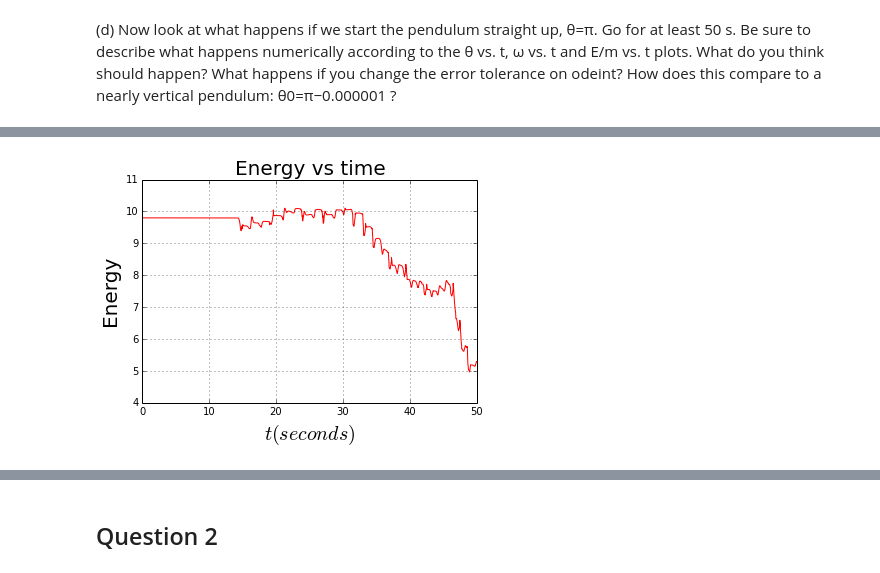
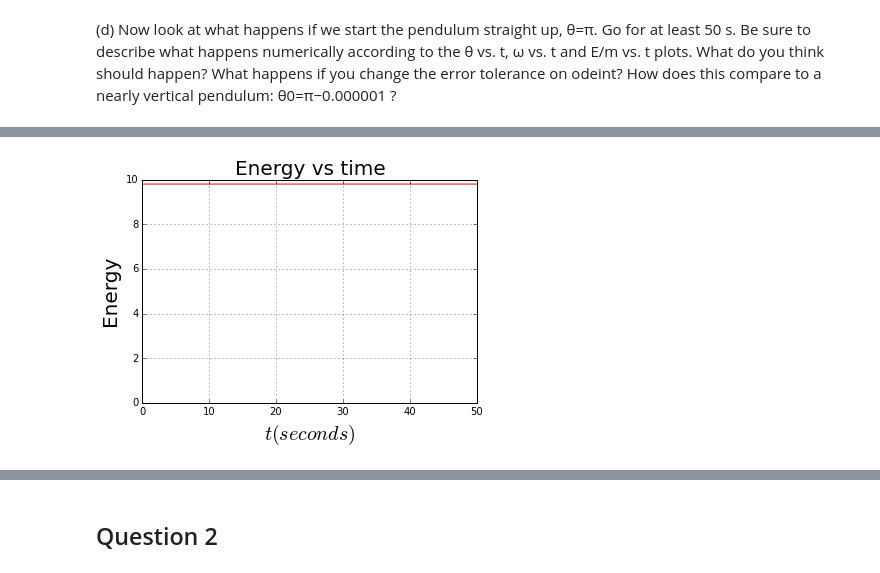
Before and after one commit to nwilli14/PHYS202-S14, a Jupyter notebook: SciPy/ODEExercises.ipynb, the cells around one changed output, grey strips where cells are left out. Cells and saved outputs as stored; diff of their text form; code cells hidden in the pictures.

```diff
--- a/SciPy/ODEExercises.ipynb
+++ b/SciPy/ODEExercises.ipynb
@@ -188,16 +186,17 @@ plt.show()
 # %%
-theta = odeint(deriv, theta_init, t, rtol=1e-2, atol=1e-2)
+theta = odeint(deriv, theta_init, t, rtol=1e-8, atol=1e-8)
 Em = g*ell*(1-np.cos(theta[:,0])) + .5*ell**2*theta[:,1]**2
 
 
 plt.plot(t, Em,'r')
 plt.xlabel(r'$t (seconds)$',fontsize=20)
 plt.ylabel(r'Energy',fontsize=20)
+plt.ylim(0, 10)
 plt.grid()
 plt.title('Energy vs time',fontsize=20)
 plt.show()
 # %% [output]
-[figure, old version]
+[figure, new version]
 # %%
 g = 9.8 #m/s^2
 ell = 0.5 #m
```
Also changed, not shown: parts of 9 cells of this notebook, 3 other files.
